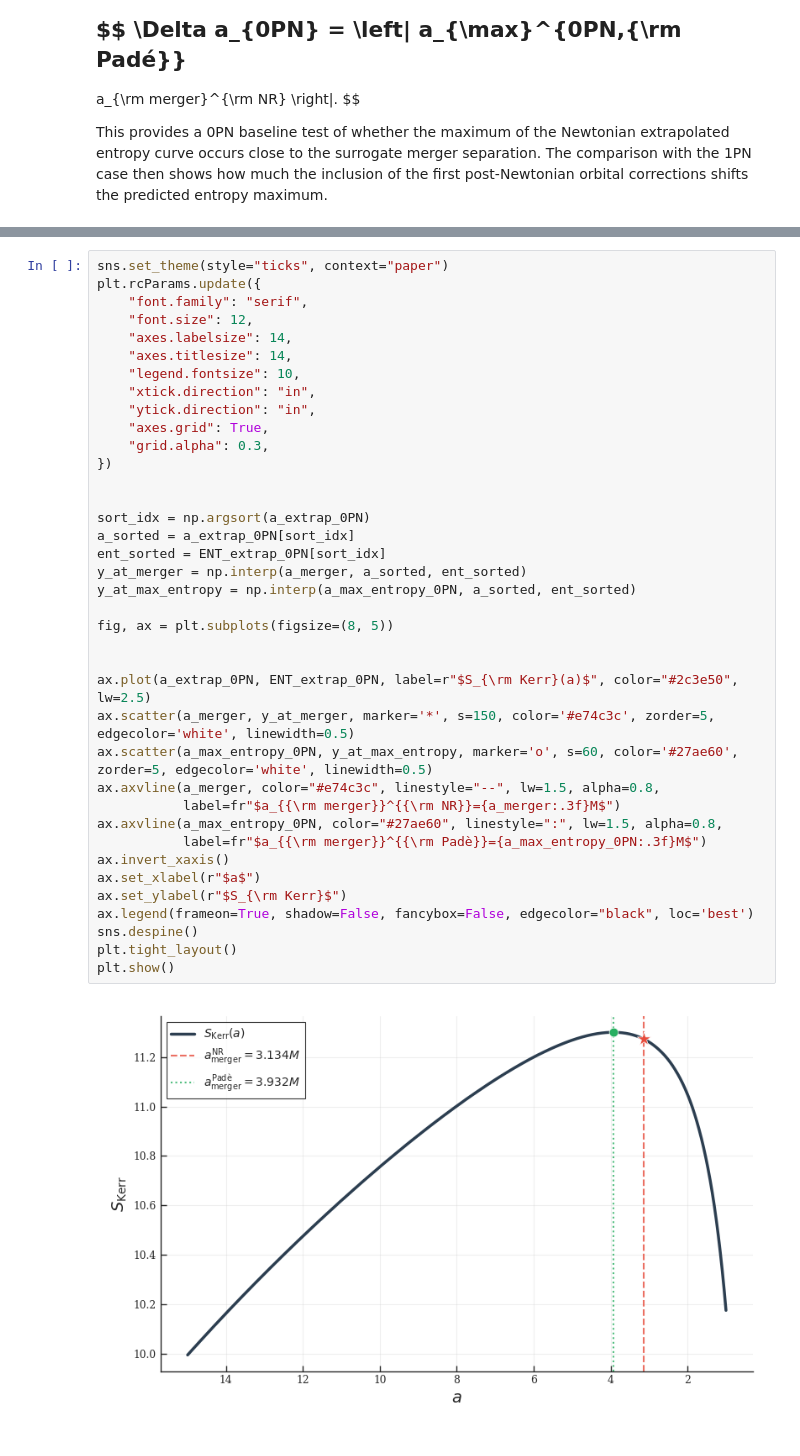
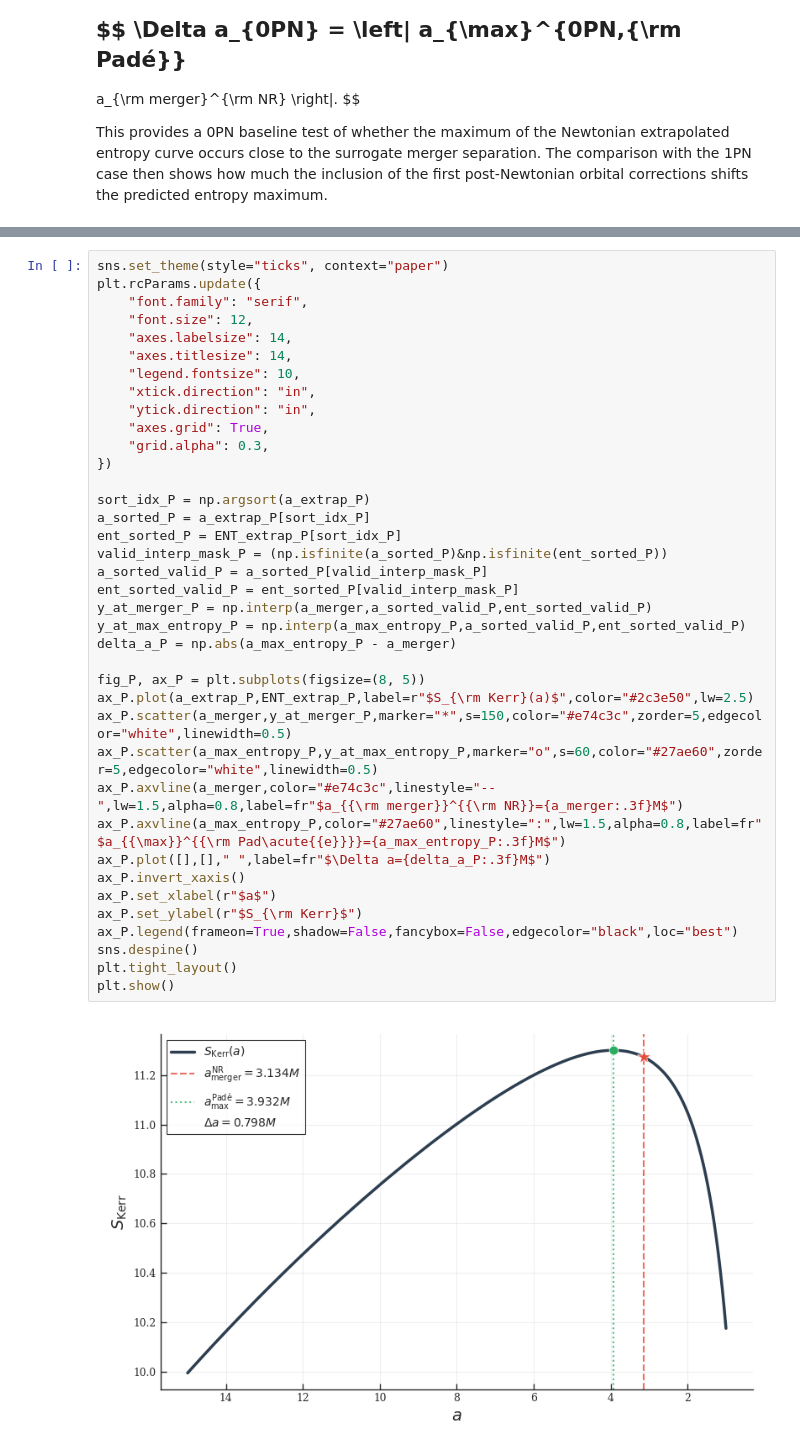
Before and after one commit to giacomobrugali/Entropy-conjecture, a Jupyter notebook: Entropy-conjecture/0PN_analysis/0PN.ipynb, the cells around one changed output, grey strips where cells are left out. Saved outputs shown, nothing was run; the diff lists cells and outputs as text.

```diff
--- a/Entropy-conjecture/0PN_analysis/0PN.ipynb
+++ b/Entropy-conjecture/0PN_analysis/0PN.ipynb
@@ -853,40 +778,40 @@ Delta a                          = 0.798087
 # %%
 sns.set_theme(style="ticks", context="paper")
 plt.rcParams.update({
     "font.family": "serif",
     "font.size": 12,
     "axes.labelsize": 14,
     "axes.titlesize": 14,
     "legend.fontsize": 10,
     "xtick.direction": "in",
     "ytick.direction": "in",
     "axes.grid": True,
     "grid.alpha": 0.3,
 })
 
+sort_idx_P = np.argsort(a_extrap_P)
+a_sorted_P = a_extrap_P[sort_idx_P]
+ent_sorted_P = ENT_extrap_P[sort_idx_P]
+valid_interp_mask_P = (np.isfinite(a_sorted_P)&np.isfinite(ent_sorted_P))
+a_sorted_valid_P = a_sorted_P[valid_interp_mask_P]
+ent_sorted_valid_P = ent_sorted_P[valid_interp_mask_P]
+y_at_merger_P = np.interp(a_merger,a_sorted_valid_P,ent_sorted_valid_P)
+y_at_max_entropy_P = np.interp(a_max_entropy_P,a_sorted_valid_P,ent_sorted_valid_P)
+delta_a_P = np.abs(a_max_entropy_P - a_merger)
 
-sort_idx = np.argsort(a_extrap_0PN)
-a_sorted = a_extrap_0PN[sort_idx]
-ent_sorted = ENT_extrap_0PN[sort_idx]
-y_at_merger = np.interp(a_merger, a_sorted, ent_sorted)
-y_at_max_entropy = np.interp(a_max_entropy_0PN, a_sorted, ent_sorted)
-
-fig, ax = plt.subplots(figsize=(8, 5))
-
-
-ax.plot(a_extrap_0PN, ENT_extrap_0PN, label=r"$S_{\rm Kerr}(a)$", color="#2c3e50", lw=2.5)
-ax.scatter(a_merger, y_at_merger, marker='*', s=150, color='#e74c3c', zorder=5, edgecolor='white', linewidth=0.5)
-ax.scatter(a_max_entropy_0PN, y_at_max_entropy, marker='o', s=60, color='#27ae60', zorder=5, edgecolor='white', linewidth=0.5)
-ax.axvline(a_merger, color="#e74c3c", linestyle="--", lw=1.5, alpha=0.8,
-           label=fr"$a_{{\rm merger}}^{{\rm NR}}={a_merger:.3f}M$")
-ax.axvline(a_max_entropy_0PN, color="#27ae60", linestyle=":", lw=1.5, alpha=0.8,
-           label=fr"$a_{{\rm merger}}^{{\rm Padè}}={a_max_entropy_0PN:.3f}M$")
-ax.invert_xaxis()
-ax.set_xlabel(r"$a$")
-ax.set_ylabel(r"$S_{\rm Kerr}$")
-ax.legend(frameon=True, shadow=False, fancybox=False, edgecolor="black", loc='best')
+fig_P, ax_P = plt.subplots(figsize=(8, 5))
+ax_P.plot(a_extrap_P,ENT_extrap_P,label=r"$S_{\rm Kerr}(a)$",color="#2c3e50",lw=2.5)
+ax_P.scatter(a_merger,y_at_merger_P,marker="*",s=150,color="#e74c3c",zorder=5,edgecolor="white",linewidth=0.5)
+ax_P.scatter(a_max_entropy_P,y_at_max_entropy_P,marker="o",s=60,color="#27ae60",zorder=5,edgecolor="white",linewidth=0.5)
+ax_P.axvline(a_merger,color="#e74c3c",linestyle="--",lw=1.5,alpha=0.8,label=fr"$a_{{\rm merger}}^{{\rm NR}}={a_merger:.3f}M$")
+ax_P.axvline(a_max_entropy_P,color="#27ae60",linestyle=":",lw=1.5,alpha=0.8,label=fr"$a_{{\max}}^{{\rm Pad\acute{{e}}}}={a_max_entropy_P:.3f}M$")
+ax_P.plot([],[]," ",label=fr"$\Delta a={delta_a_P:.3f}M$")
+ax_P.invert_xaxis()
+ax_P.set_xlabel(r"$a$")
+ax_P.set_ylabel(r"$S_{\rm Kerr}$")
+ax_P.legend(frameon=True,shadow=False,fancybox=False,edgecolor="black",loc="best")
 sns.despine()
 plt.tight_layout()
 plt.show()
 # %% [output]
-[figure, old version]
+[figure, new version]
```
Also changed, not shown: parts of 6 cells of this notebook, 2 other files.
